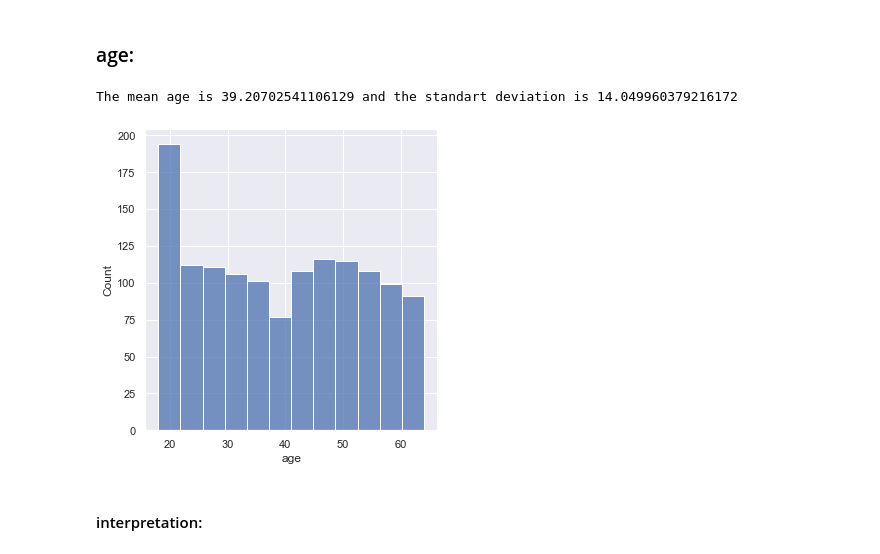
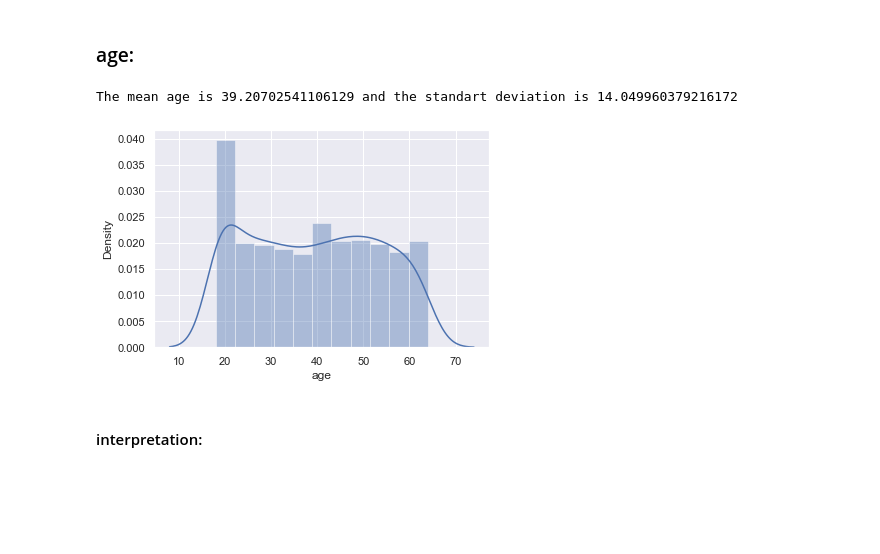
Before and after one commit to VincentBrunner/medical-insurance-portfolio-project, a Jupyter notebook: Untitled.ipynb, the cells around one changed output. Saved outputs shown, nothing was run; the diff lists cells and outputs as text; code cells hidden in the pictures; blank space fills up the shorter version.

Commit message:
start cleaning graphs

```diff
--- a/Untitled.ipynb
+++ b/Untitled.ipynb
@@ -37,8 +37,11 @@ age starts at 18 -> adults, stops at 64 -> potentialy working adults
 # %% [markdown]
 ### statistic functions:
 # %%
-def mean_std(collumn_name, dataframe):
-    sns.displot(dataframe[collumn_name])
+def mean_std(collumn_name, dataframe, distplot):
+    if distplot == True:
+        sns.distplot(dataframe[collumn_name])
+    else:
+        sns.displot(dataframe[collumn_name])
     mean = dataframe[collumn_name].mean()
     std = dataframe[collumn_name].std()
     print(f"The mean {collumn_name} is {mean} and the standart deviation is {std}")
@@ -47,10 +50,10 @@ percentage = lambda number, total: (number/total)*100
 # %% [markdown]
 ### age:
 # %%
-mean_std("age", insurance_df)
+mean_std("age", insurance_df, distplot=True)
 # %% [output]
 The mean age is 39.20702541106129 and the standart deviation is 14.049960379216172
-[figure, old version]
+[figure, new version]
 # %% [markdown]
 #### interpretation:
 # %% [markdown]
```
Also changed, not shown: parts of 10 cells of this notebook.
